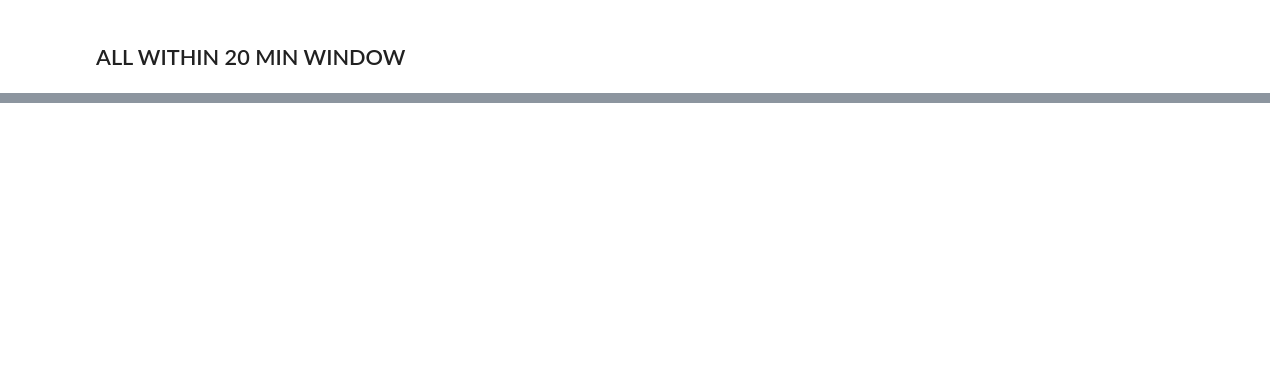
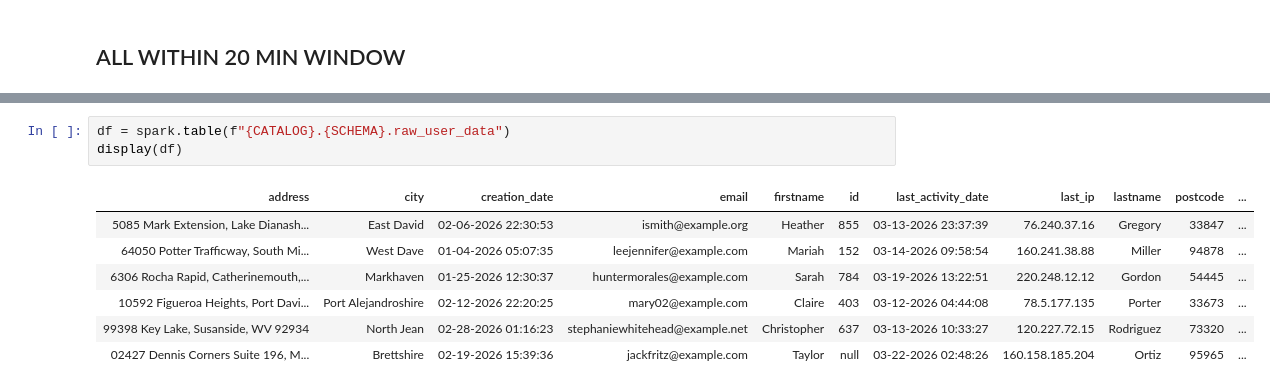
Before and after one commit to andyherko/dlt_integrations, a Jupyter notebook: cloudwatch_metrics_pull/data/KafkaProducerSimulation.ipynb, the cells around one changed output, grey strips where cells are left out. Drawn from its saved outputs; the diff is of its cells as text; blank space fills up the shorter version.

Commit message:
add quarantine table, add unit test, minor config updates

```diff
--- a/cloudwatch_metrics_pull/data/KafkaProducerSimulation.ipynb
+++ b/cloudwatch_metrics_pull/data/KafkaProducerSimulation.ipynb
@@ -194,0 +263,11 @@ VALUES (
+# %%
+df = spark.table(f"{CATALOG}.{SCHEMA}.raw_user_data")
+display(df)
+# %% [output]
+| address | city | creation_date | email | firstname | id | last_activity_date | last_ip | lastname | postcode | ... |
+| 5085 Mark Extension, Lake Dianash... | East David | 02-06-2026 22:30:53 | ismith@example.org | Heather | 855 | 03-13-2026 23:37:39 | 76.240.37.16 | Gregory | 33847 | ... |
+| 64050 Potter Trafficway, South Mi... | West Dave | 01-04-2026 05:07:35 | leejennifer@example.com | Mariah | 152 | 03-14-2026 09:58:54 | 160.241.38.88 | Miller | 94878 | ... |
+| 6306 Rocha Rapid, Catherinemouth,... | Markhaven | 01-25-2026 12:30:37 | huntermorales@example.com | Sarah | 784 | 03-19-2026 13:22:51 | 220.248.12.12 | Gordon | 54445 | ... |
+| 10592 Figueroa Heights, Port Davi... | Port Alejandroshire | 02-12-2026 22:20:25 | mary02@example.com | Claire | 403 | 03-12-2026 04:44:08 | 78.5.177.135 | Porter | 33673 | ... |
+| 99398 Key Lake, Susanside, WV 92934 | North Jean | 02-28-2026 01:16:23 | stephaniewhitehead@example.net | Christopher | 637 | 03-13-2026 10:33:27 | 120.227.72.15 | Rodriguez | 73320 | ... |
+| 02427 Dennis Corners Suite 196, M... | Brettshire | 02-19-2026 15:39:36 | jackfritz@example.com | Taylor | null | 03-22-2026 02:48:26 | 160.158.185.204 | Ortiz | 95965 | ... |
```
Also changed, not shown: parts of 26 cells of this notebook, 13 other files.
